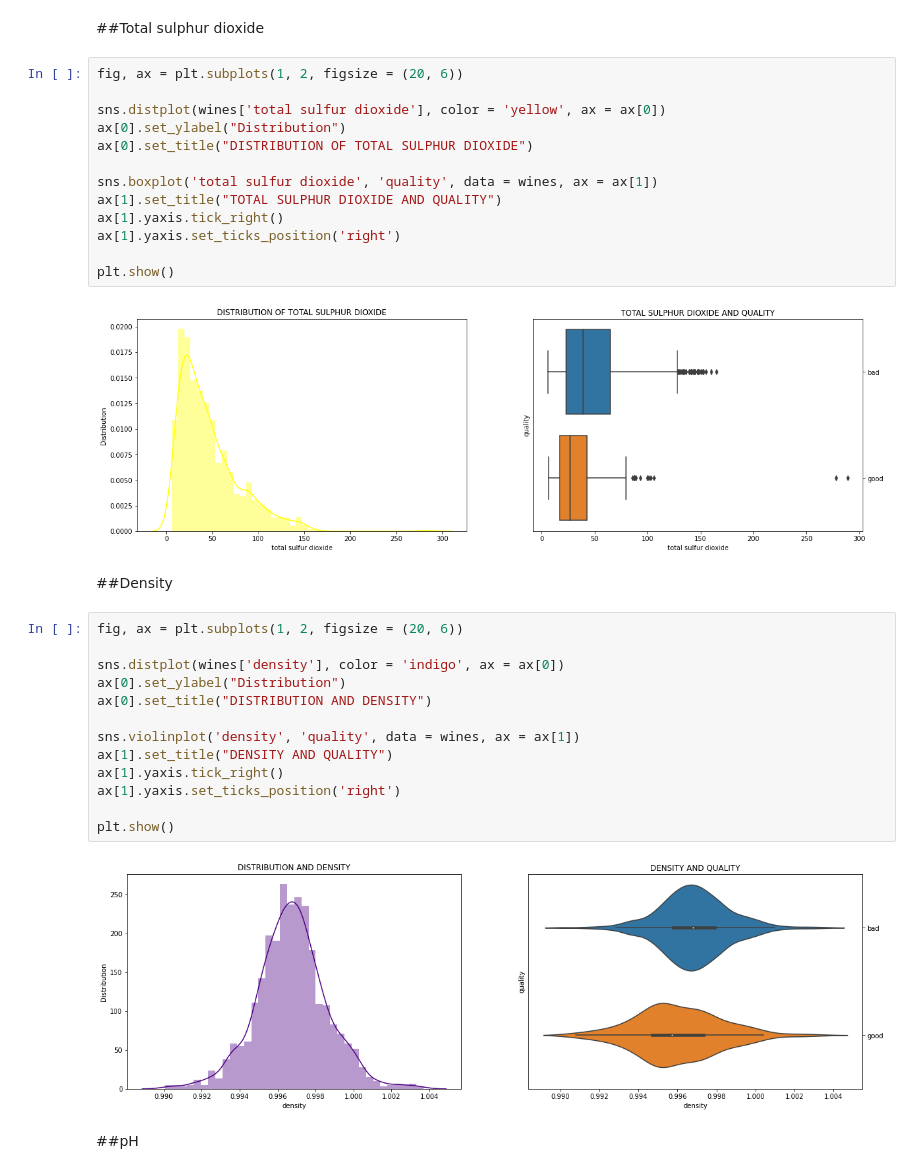
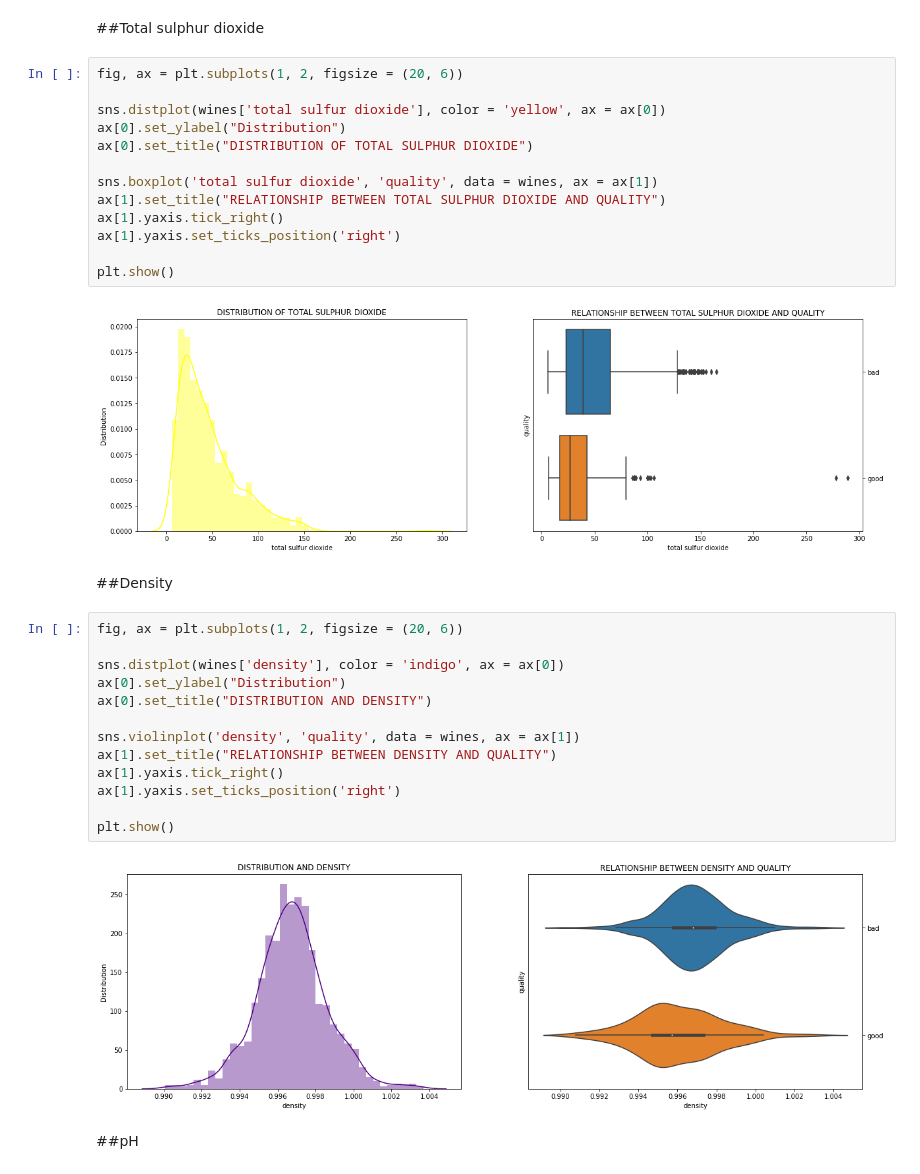
Before and after one commit to MikeDeecode/Red-wine-quality-report, a Jupyter notebook: wine_quality_analysis.ipynb, the cells around one changed output. Cells and saved outputs as stored; diff of their text form.

```diff
--- a/wine_quality_analysis.ipynb
+++ b/wine_quality_analysis.ipynb
@@ -189,18 +193,18 @@ plt.show()
 # %%
 fig, ax = plt.subplots(1, 2, figsize = (20, 6))
 
 sns.distplot(wines['total sulfur dioxide'], color = 'yellow', ax = ax[0])
 ax[0].set_ylabel("Distribution")
 ax[0].set_title("DISTRIBUTION OF TOTAL SULPHUR DIOXIDE")
 
 sns.boxplot('total sulfur dioxide', 'quality', data = wines, ax = ax[1])
-ax[1].set_title("TOTAL SULPHUR DIOXIDE AND QUALITY")
+ax[1].set_title("RELATIONSHIP BETWEEN TOTAL SULPHUR DIOXIDE AND QUALITY")
 ax[1].yaxis.tick_right()
 ax[1].yaxis.set_ticks_position('right')
 
 plt.show()
 # %% [output]
-[figure, old version]
+[figure, new version]
 # %% [markdown]
 ##Density
 # %%
@@ -211,13 +215,13 @@ ax[0].set_ylabel("Distribution")
 ax[0].set_title("DISTRIBUTION AND DENSITY")
 
 sns.violinplot('density', 'quality', data = wines, ax = ax[1])
-ax[1].set_title("DENSITY AND QUALITY")
+ax[1].set_title("RELATIONSHIP BETWEEN DENSITY AND QUALITY")
 ax[1].yaxis.tick_right()
 ax[1].yaxis.set_ticks_position('right')
 
 plt.show()
 # %% [output]
-[figure, old version]
+[figure, new version]
 # %% [markdown]
 ##pH
 # %%
```
Also changed, not shown: parts of 9 cells of this notebook.
